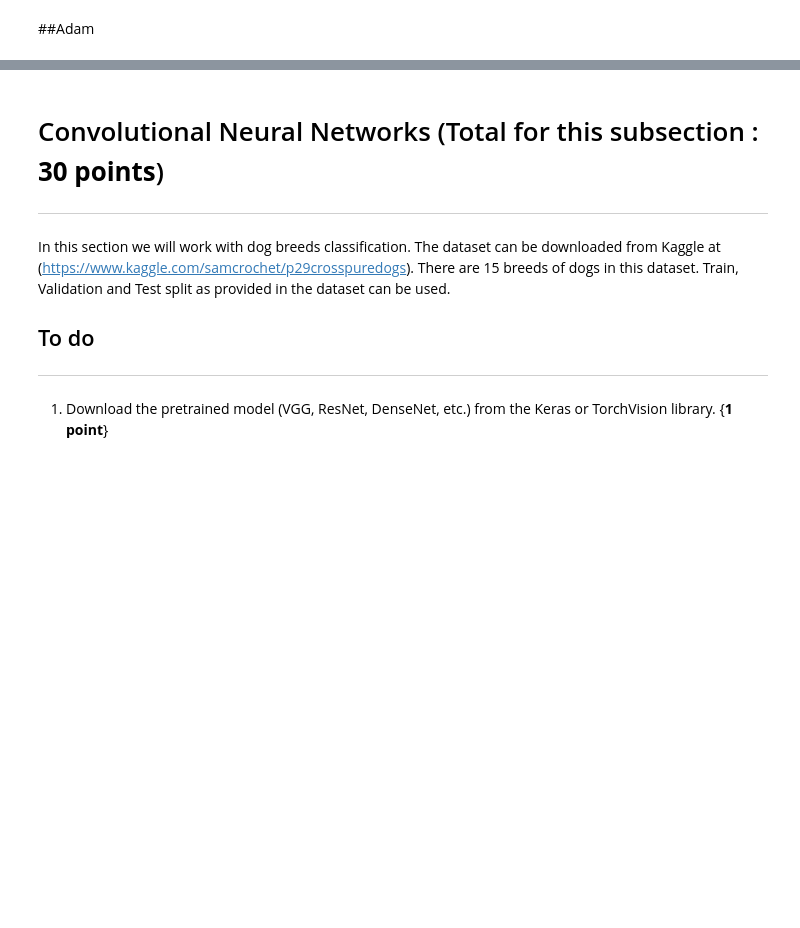
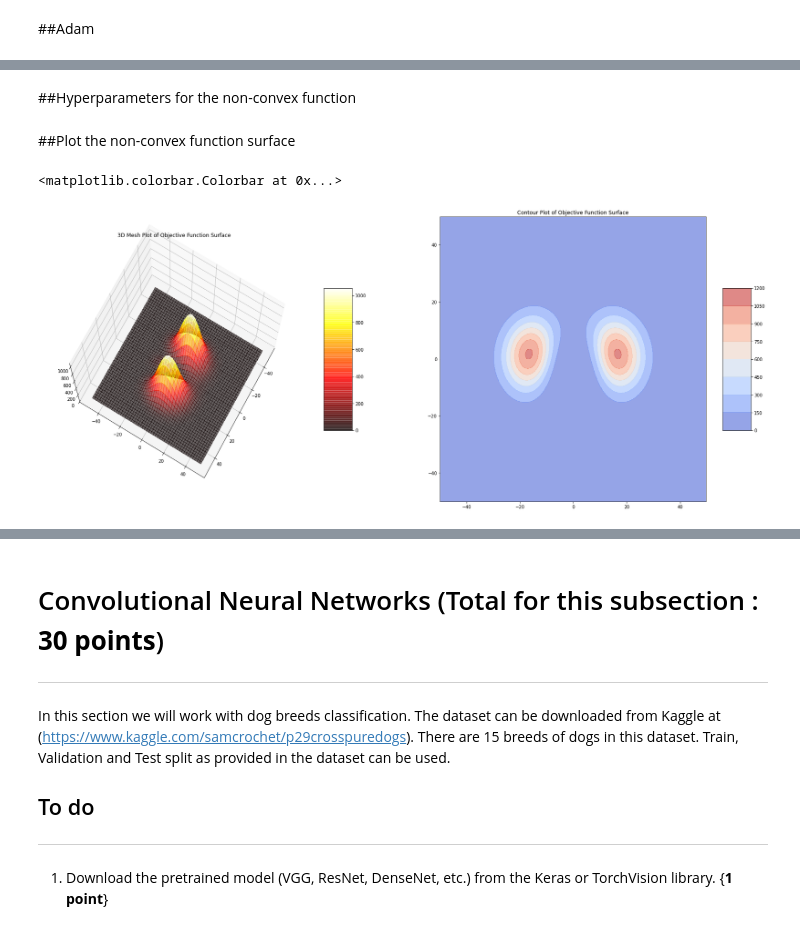
Before and after one commit to vinx-2105/Artificial_Neural_Networks_Labs, a Jupyter notebook: ANN_Lab1.ipynb, the cells around one changed output, grey strips where cells are left out. Drawn from its saved outputs; the diff is of its cells as text; code cells hidden in the pictures; blank space fills up the shorter version.

```diff
--- a/ANN_Lab1.ipynb
+++ b/ANN_Lab1.ipynb
@@ -261,0 +278,41 @@ plot_mesh_and_contour(get_objective_value, w1_path, w2_path)
+# %% [markdown]
+##Hyperparameters for the non-convex function
+# %%
+e = 0.01
+k = 0.3
+g = 0.5
+# %% [markdown]
+##Plot the non-convex function surface
+# %%
+def get_objective_value_non_convex(w1_samples, w2_samples):
+  return (2**((-1)*(e)*(w1_samples**2 + w2_samples**2 )))*((k*(w1_samples**2) + w2_samples)**2 + ((w1_samples)**2 + g*(w2_samples**2)))
+
+fig = plt.figure(figsize=(30, 12))
+ax = fig.add_subplot(1, 2, 1, projection='3d')
+# ax = fig.gca(projection='3d')
+
+# Make data
+X = np.arange(-50, 50, 0.25)
+Y = np.arange(-50, 50, 0.25)
+
+X, Y = np.meshgrid(X, Y)
+
+Z = get_objective_value_non_convex(X, Y)
+
+# Plot the surface.
+ax.view_init(75, 30)
+surf = ax.plot_surface(X, Y, Z, cmap=cm.hot, linewidth=0, antialiased=False, alpha=0.6)
+ax.set_title('3D Mesh Plot of Objective Function Surface')
+
+
+# Add a color bar which maps values to colors.
+fig.colorbar(surf, shrink=0.5, aspect=5)
+
+
+ax = fig.add_subplot(1, 2, 2)
+ax.set_title('Contour Plot of Objective Function Surface')
+surf = ax.contourf(X, Y, Z, cmap=cm.coolwarm, alpha=0.6)
+fig.colorbar(surf, shrink=0.5, aspect=5)
+# %% [output]
+<matplotlib.colorbar.Colorbar at 0x...>
+[figure, added]
```
Also changed, not shown: parts of 29 cells of this notebook.
